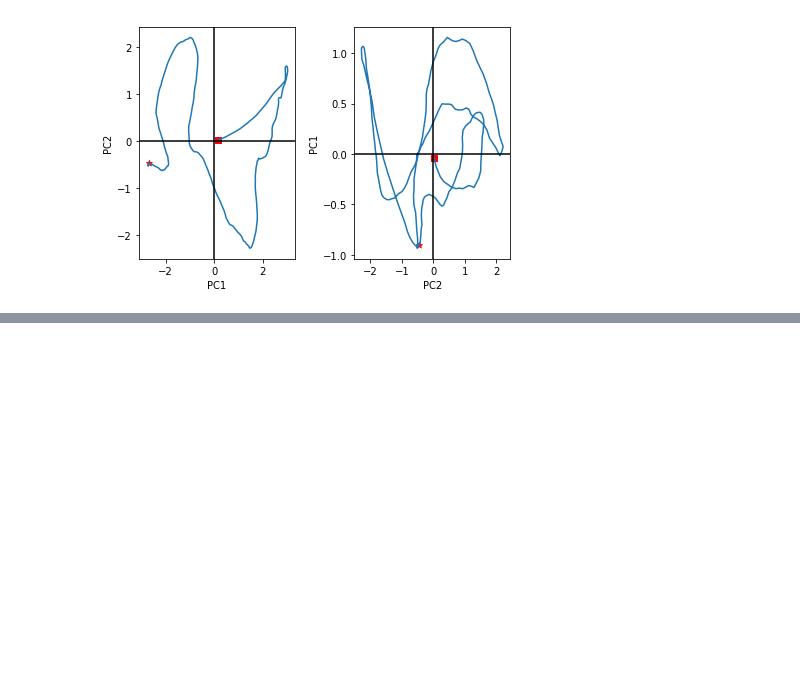
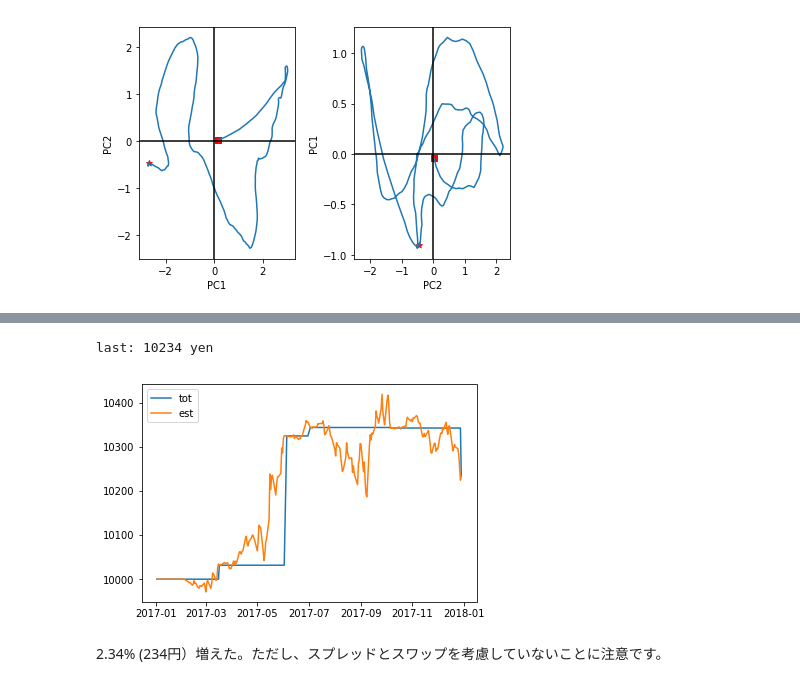
Before and after one commit to ykatsu111/learnfx, a Jupyter notebook: leaning.ipynb, the cells around one changed output, grey strips where cells are left out. Cells and saved outputs as stored; diff of their text form; code cells hidden in the pictures; blank space fills up the shorter version.

```diff
--- a/leaning.ipynb
+++ b/leaning.ipynb
@@ -463,0 +547,13 @@ plt.tight_layout()
+# %%
+import matplotlib.pyplot as plt
+
+plt.plot(assets.index, assets["tot"], label="tot")
+plt.plot(assets.index, assets["est"], label="est")
+plt.legend()
+
+print("last: %d yen" % assets["tot"][-1])
+# %% [output]
+last: 10234 yen
+[figure, added]
+# %% [markdown]
+2.34% (234円）増えた。ただし、スプレッドとスワップを考慮していないことに注意です。
```
Also changed, not shown: parts of 3 cells of this notebook.
